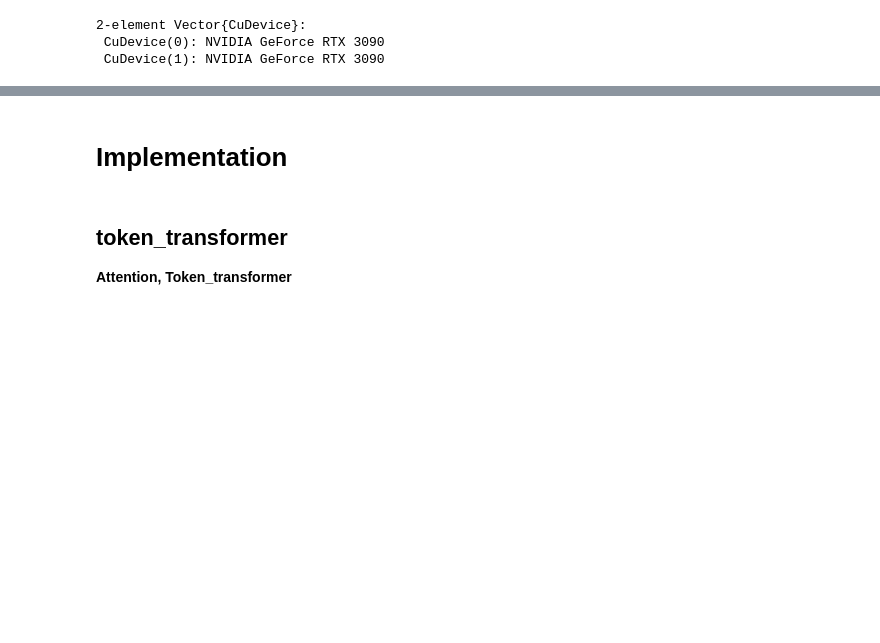
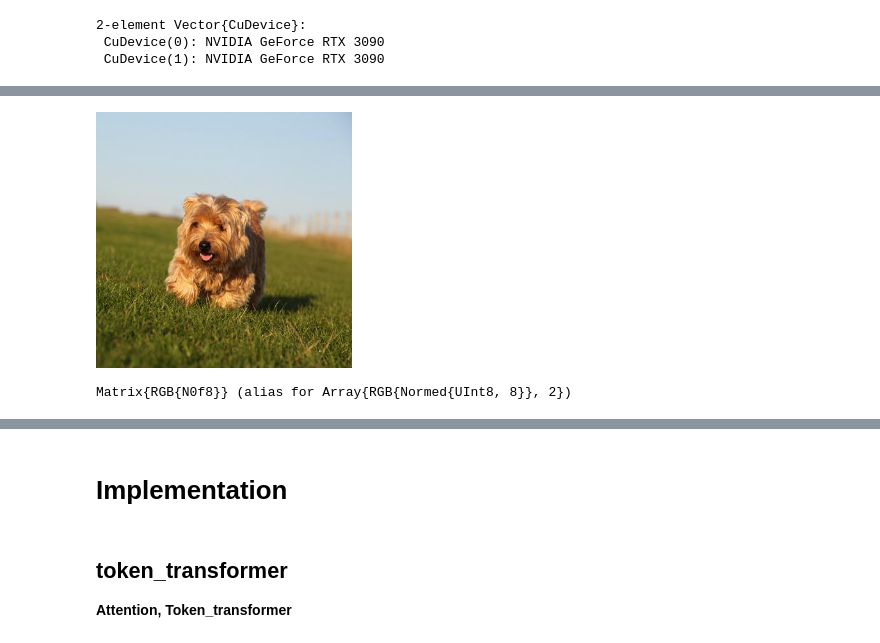
Before and after one commit to MertCokelek/VisualSaliencyTransformer, a Jupyter notebook: VisualSaliencyTransformer.ipynb, the cells around one changed output, grey strips where cells are left out. Drawn from its saved outputs; the diff is of its cells as text; code cells hidden in the pictures; blank space fills up the shorter version.

```diff
--- a/VisualSaliencyTransformer.ipynb
+++ b/VisualSaliencyTransformer.ipynb
@@ -20,0 +130,9 @@ CuDevice(1): NVIDIA GeForce RTX 3090
+# %%
+permutedims(imgs, (3,1,2))[1,:,:]
+# %% [output]
+[figure, added]
+# %%
+reverse(img, dims=2)
+typeof(img), typeof()
+# %% [output]
+Matrix{RGB{N0f8}} (alias for Array{RGB{Normed{UInt8, 8}}, 2})
```
Also changed, not shown: parts of 17 cells of this notebook, 1 other file.
